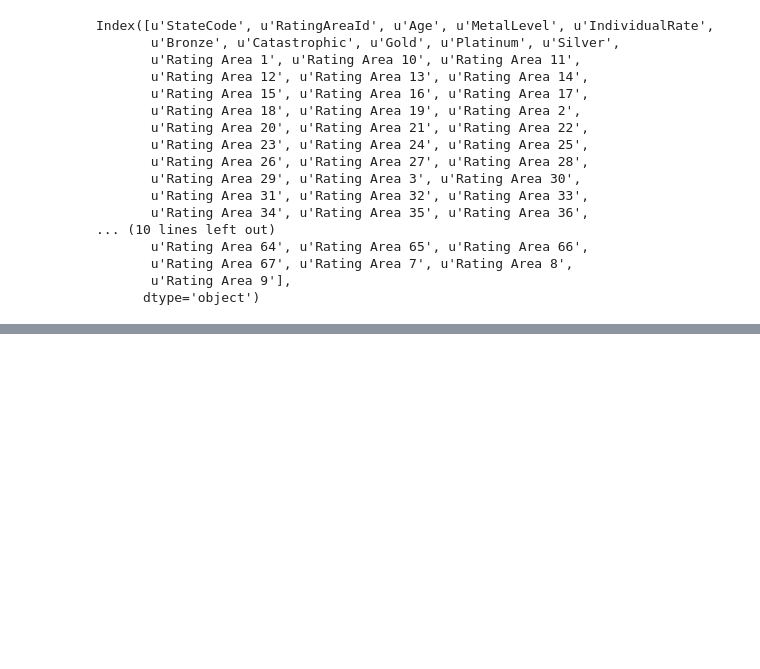
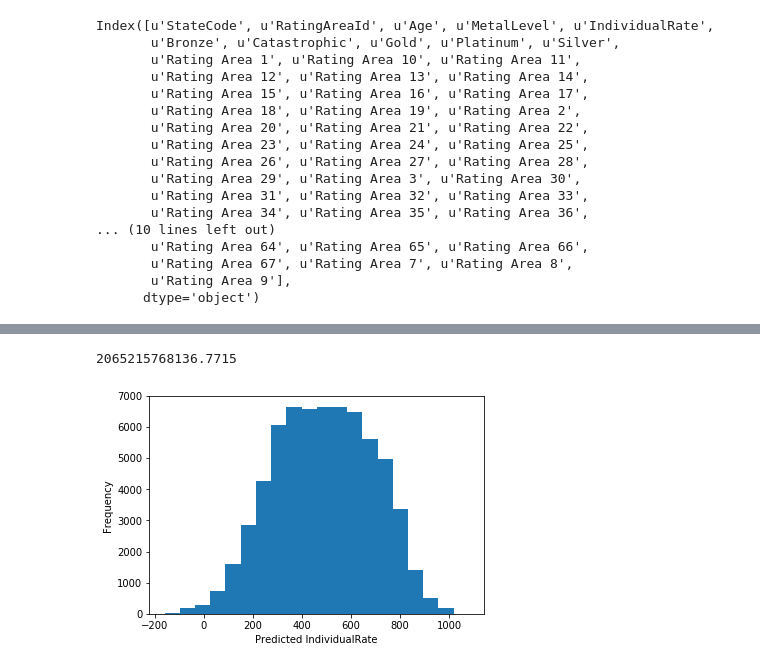
Before and after one commit to linmapitt/Springboard, a Jupyter notebook: CapStone_Project_1/Cap1_ML_FL.ipynb, the cells around one changed output, grey strips where cells are left out. Saved outputs shown, nothing was run; the diff lists cells and outputs as text; code cells hidden in the pictures; blank space fills up the shorter version.

```diff
--- a/CapStone_Project_1/Cap1_ML_FL.ipynb
+++ b/CapStone_Project_1/Cap1_ML_FL.ipynb
@@ -223,8 +225,8 @@ from sklearn.linear_model import LinearRegression
 from sklearn.metrics import mean_squared_error
 # %%
 # Specify features and labels
-X = df_FL.drop(['StateCode', 'RatingAreaId', 'MetalLevel','IndividualRate'], axis=1).values
-y = df_FL['IndividualRate'].values
+X = df_FL.drop(['StateCode', 'RatingAreaId', 'MetalLevel','IndividualRate'], axis=1)
+y = df_FL['IndividualRate']
 # %%
 # Split into training and test sets
 
@@ -248,0 +273,13 @@ Root Mean Squared Error: 94.0086830115
+# %%
+# The estimated intercept
+print(reg_all.intercept_)
+# %% [output]
+2065215768136.7715
+# %%
+# The predicted individual rates have approximately normal distribution
+plt.hist(y_pred, bins=20)
+plt.xlabel("Predicted IndividualRate")
+plt.ylabel("Frequency")
+plt.show()
+# %% [output]
+[figure, added]
```
Also changed, not shown: parts of 6 cells of this notebook.
